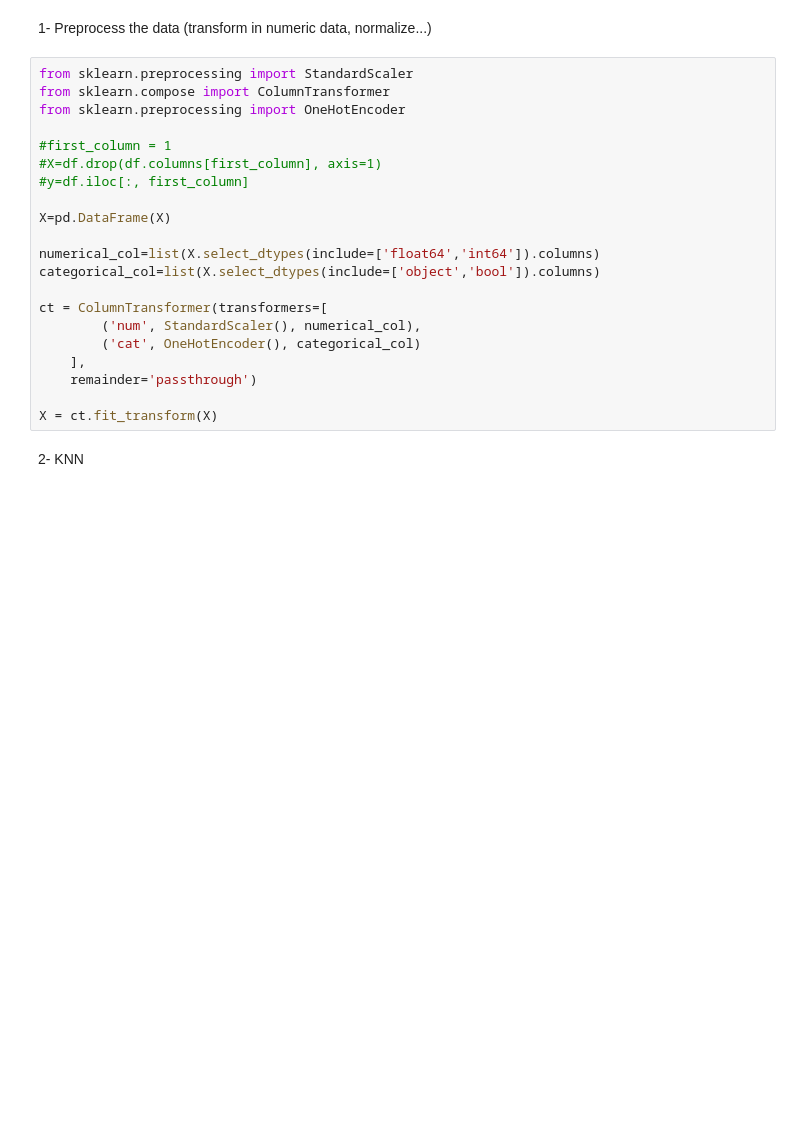
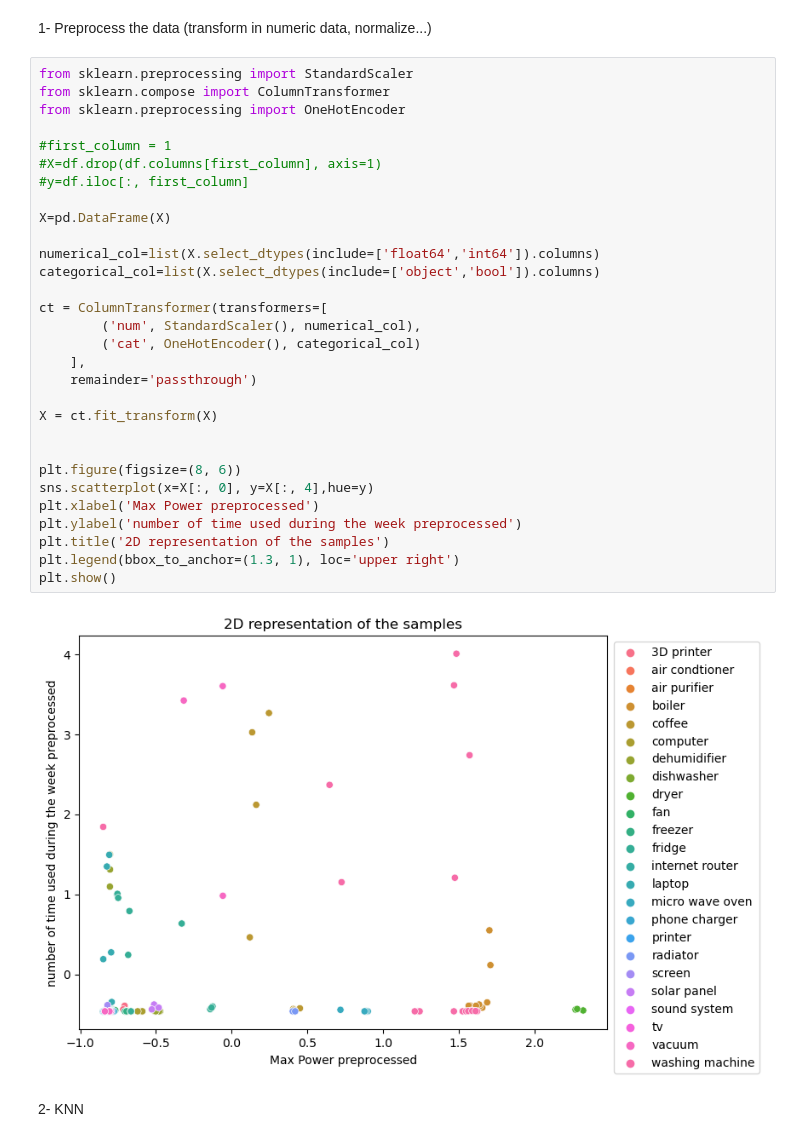
Before and after one commit to louisaarfib/Project_ML, a Jupyter notebook: classification_device.ipynb, the cells around one changed output. Saved outputs shown, nothing was run; the diff lists cells and outputs as text; blank space fills up the shorter version.

```diff
--- a/classification_device.ipynb
+++ b/classification_device.ipynb
@@ -298,24 +303,35 @@ sns.scatterplot(x=X[:, 0], y=X[:, 2], hue=y, palette='bright',legend=False)
 # %%
 from sklearn.preprocessing import StandardScaler
 from sklearn.compose import ColumnTransformer
 from sklearn.preprocessing import OneHotEncoder
 
 #first_column = 1
 #X=df.drop(df.columns[first_column], axis=1)
 #y=df.iloc[:, first_column]
 
 X=pd.DataFrame(X)
 
 numerical_col=list(X.select_dtypes(include=['float64','int64']).columns)
 categorical_col=list(X.select_dtypes(include=['object','bool']).columns)
 
 ct = ColumnTransformer(transformers=[
         ('num', StandardScaler(), numerical_col),
         ('cat', OneHotEncoder(), categorical_col)
     ],
     remainder='passthrough')
 
 X = ct.fit_transform(X)
+
+
+plt.figure(figsize=(8, 6))
+sns.scatterplot(x=X[:, 0], y=X[:, 4],hue=y)
+plt.xlabel('Max Power preprocessed')
+plt.ylabel('number of time used during the week preprocessed')
+plt.title('2D representation of the samples')
+plt.legend(bbox_to_anchor=(1.3, 1), loc='upper right')
+plt.show()
+# %% [output]
+[figure, added]
 # %% [markdown]
 2- KNN
 # %%
```
Also changed, not shown: parts of 8 cells of this notebook, 1 other file.
